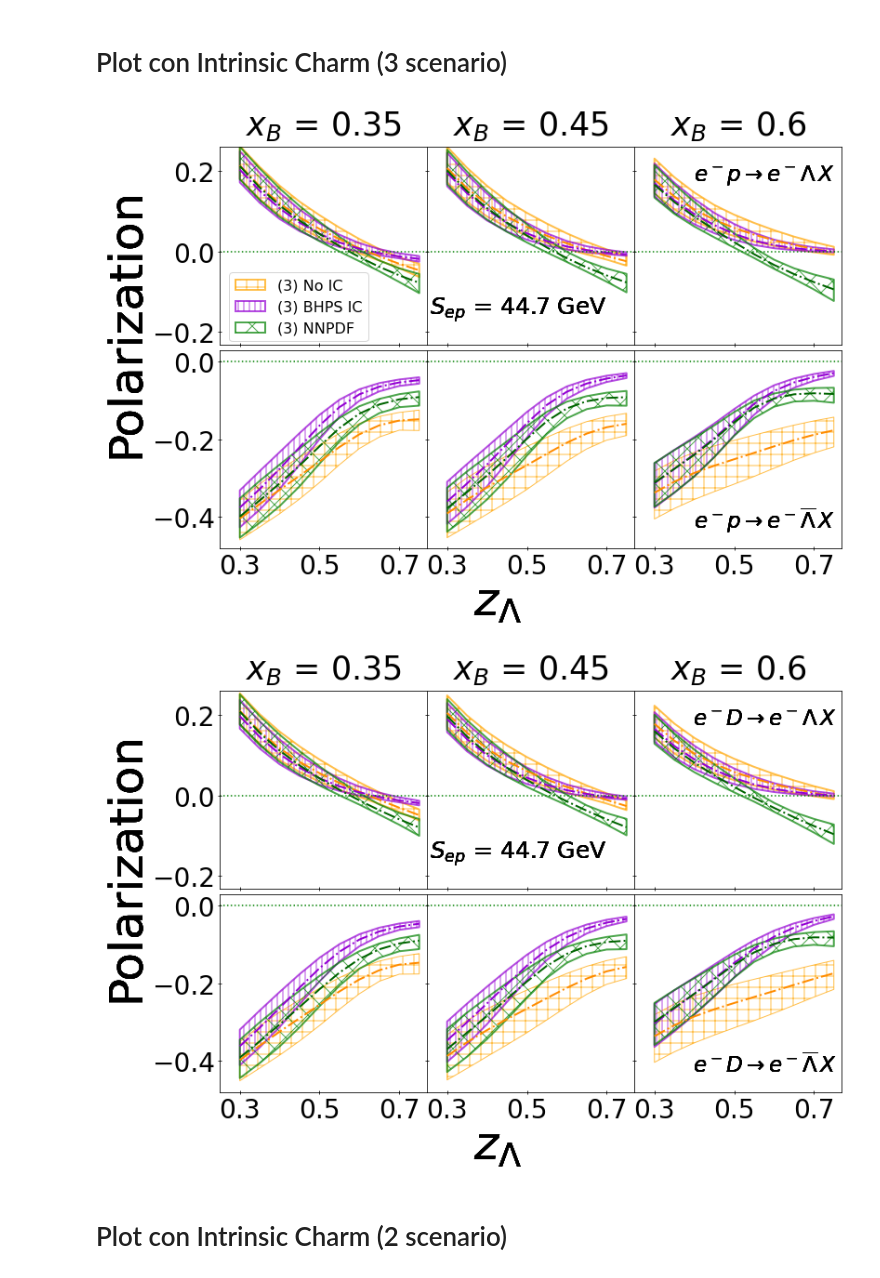
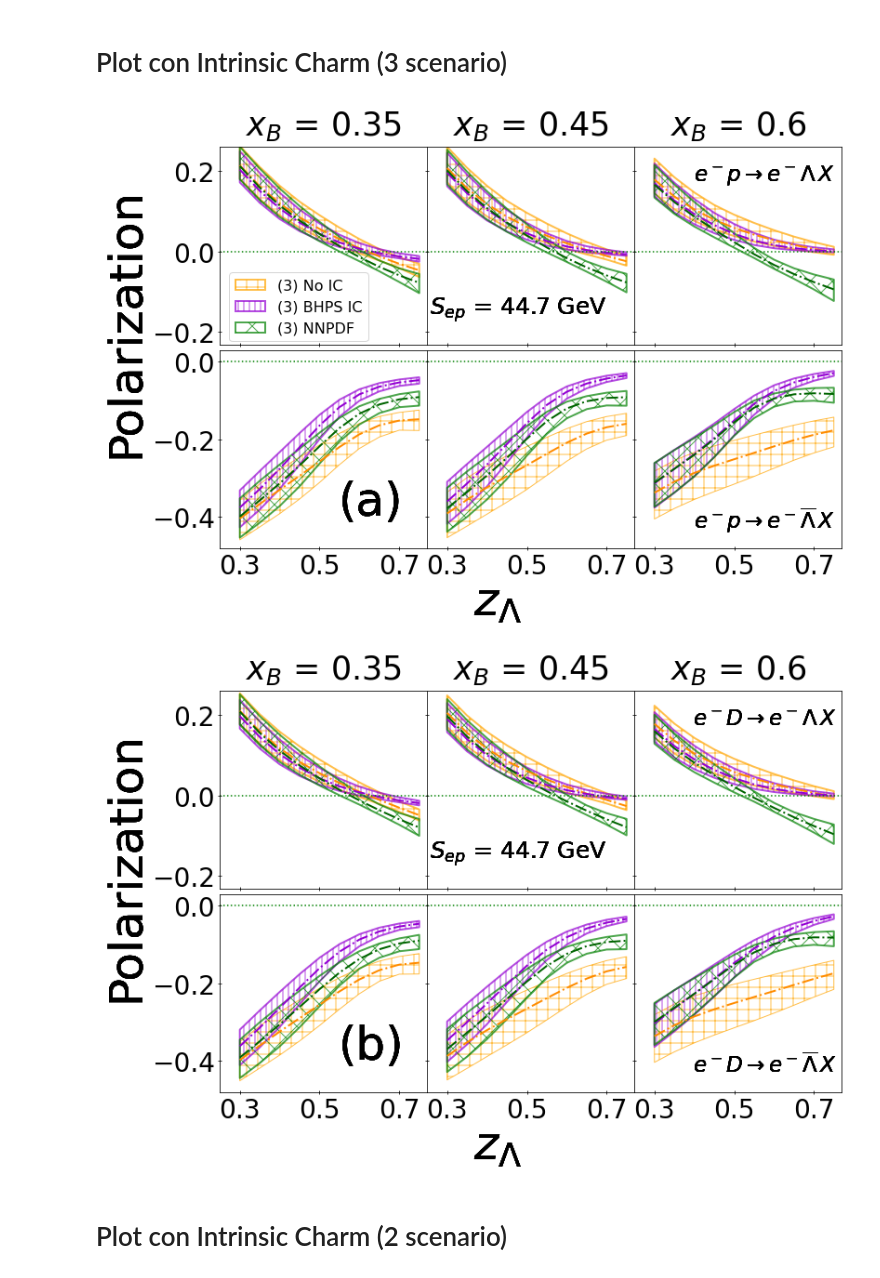
Before and after one commit to zaccheddu/SIDIS_epem, a Jupyter notebook: def_convolution_sidis_PV17_beam_en/grid_&_plot_dfs_IC.ipynb, the cells around one changed output. Saved outputs shown, nothing was run; the diff lists cells and outputs as text; code cells hidden in the pictures.

Commit message:
ADD plots

```diff
--- a/def_convolution_sidis_PV17_beam_en/grid_&_plot_dfs_IC.ipynb
+++ b/def_convolution_sidis_PV17_beam_en/grid_&_plot_dfs_IC.ipynb
@@ -125,35 +125,37 @@ for xs,ax in zip(xb,axes):
         #if ct ==4 : ax.set_yticklabels([])
         if ct ==5 : ax.set_yticklabels([])
         if ct ==6 : ax.set_yticklabels([])
 
 
 
         ax.tick_params(axis='both', which='major', labelsize=28)
         if ct >6: ax.set_yticklabels([])
     plt.xticks(np.arange(0.3, 0.75+.25, .2))
     ax.set_xlim(limx)
     ax.tick_params(axis='both',direction='inout', which='major', labelsize=28)
 
     if ct ==1 :legend(loc='upper right',bbox_to_anchor=(0.75,0.4), fontsize=16,frameon=True),
     if ct ==10 :legend(loc='upper right',bbox_to_anchor=(1.,0.25), fontsize=22,frameon=True),
     #if ct==1:ylabel('Polarization',size=y_lbl)
     #ax.set_ylim(lim)
     ct+=1
     fig.text(0.5, 0.1, r'$z_{\Lambda}$', ha='center',size=x_lbl)
-    #fig.text(0.15, 0.55, '(a)', ha='center',size=x_lbl)
+    #
+    fig.text(0.32, 0.25, '(a)', ha='center',size=x_lbl)
+    #
     fig.text(-0.03, 0.35, 'Polarization',rotation=90, ha='center',size=y_lbl)
     fig.text(0.53, 0.55, '$S_{ep}$ = '+str(sep)+' GeV', ha='center',size=25)
     fig.text(0.88, 0.75, r'$e^-p \rightarrow e^-\Lambda\, X$', ha='center',size=23)
     fig.text(0.88, 0.23, r'$e^-p \rightarrow e^-\overline{\Lambda}\, X$', ha='center',size=23)
 
     #fig.text(0.7, 0.65, 'Q = '+str(scale), ha='center',size=25)
 
 fig.subplots_adjust(top=0.8,bottom=0.2,left=0.105,right=0.99,hspace=0.03,wspace=0.0)
 fig.set_size_inches(10.5, 10, forward=True)
 fig.savefig('plot_draft/IC_3_lb_prot.pdf',bbox_inches='tight')
 fig.savefig('plot_draft/IC_3_lb_prot.png',bbox_inches='tight')
 # %% [output]
-[figure, old version]
+[figure, new version]
 # %%
 sep = 44.7 # 28.6, 44.7, 63.2, 104.9, 140.7
 pdf_name1='CT14IC'# 'NNPDF40'#, 'CT14IC', 'CT10'
@@ -272,7 +274,9 @@ for xs,ax in zip(xb,axes):
     #ax.set_ylim(lim)
     ct+=1
     fig.text(0.5, 0.1, r'$z_{\Lambda}$', ha='center',size=x_lbl)
-    #fig.text(0.15, 0.55, '(a)', ha='center',size=x_lbl)
+    #
+    fig.text(0.32, 0.25, '(b)', ha='center',size=x_lbl)
+    #
     fig.text(-0.03, 0.35, 'Polarization',rotation=90, ha='center',size=y_lbl)
     fig.text(0.53, 0.55, '$S_{ep}$ = '+str(sep)+' GeV', ha='center',size=25)
     fig.text(0.88, 0.75, r'$e^-D \rightarrow e^-\Lambda\, X$', ha='center',size=23)
@@ -285,7 +289,7 @@ fig.set_size_inches(10.5, 10, forward=True)
 fig.savefig('plot_draft/IC_3_lb_deut.pdf',bbox_inches='tight')
 fig.savefig('plot_draft/IC_3_lb_deut.png',bbox_inches='tight')
 # %% [output]
-[figure, old version]
+[figure, new version]
 # %% [markdown]
 # Plot con Intrinsic Charm (2 scenario)
 # %%
```
Also changed, not shown: parts of 5 cells of this notebook, 15 other files.
